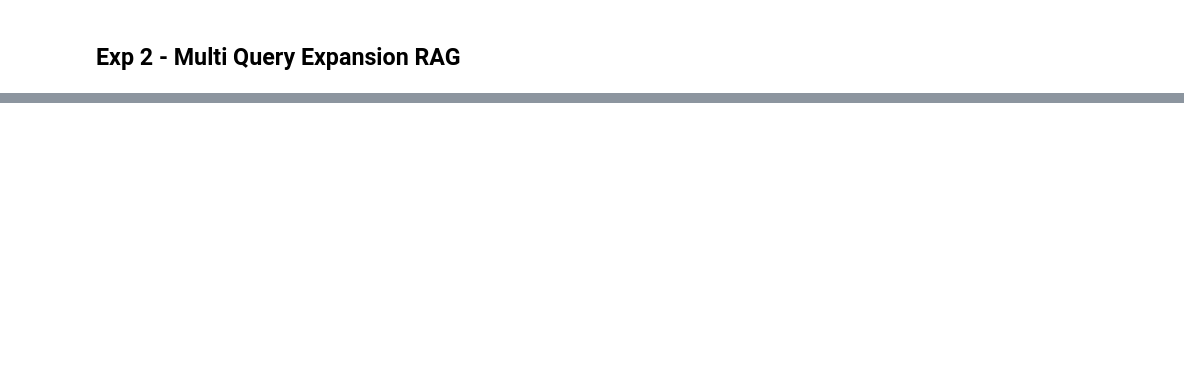
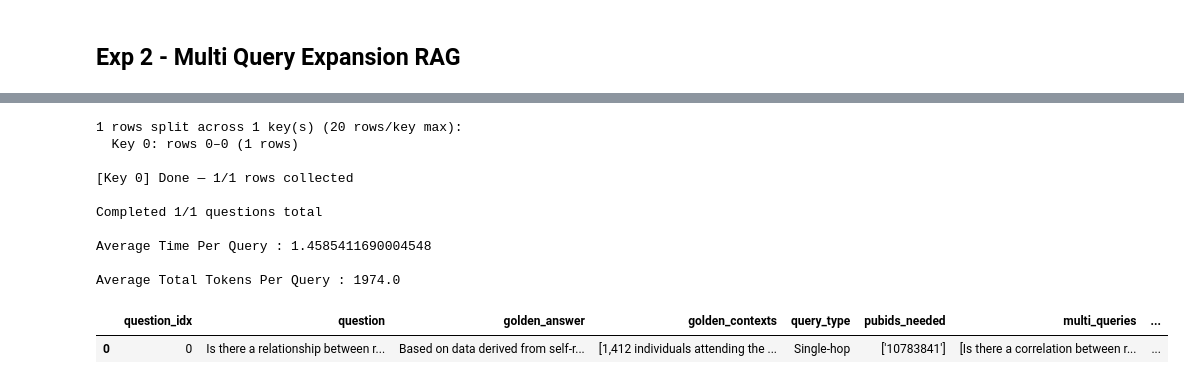
Before and after one commit to maalolankannan1/MedicalQA_RAG, a Jupyter notebook: notebooks/query_expansion_rag.ipynb, the cells around one changed output, grey strips where cells are left out. Saved outputs shown, nothing was run; the diff lists cells and outputs as text; code cells hidden in the pictures; blank space fills up the shorter version.

```diff
--- a/notebooks/query_expansion_rag.ipynb
+++ b/notebooks/query_expansion_rag.ipynb
@@ -198,16 +205,32 @@ def _run_slice(retriever, slice_df, api_key, model, delay, key_idx):
     expanded_queries_list = [None] * len(slice_df)
     retrieved_contexts_list = [None] * len(slice_df)
     generated_answer_list = [None] * len(slice_df)
+    total_time_list = [None] * len(slice_df)
+    prompt_tokens_list = [None] * len(slice_df)
+    completion_tokens_list = [None] * len(slice_df)
+    total_tokens_list = [None] * len(slice_df)
 
     for row_idx, (_, row) in enumerate(slice_df.iterrows()):
         question = row["question"]
         try:
-            expanded_query = query_expansion_chain.invoke({"question": question})
+            time_start = time.perf_counter()
+            expanded_query = str(query_expansion_chain.invoke({"question": question}).content).strip()
             contexts = retriever.invoke(expanded_query)
-            result = rag_chain.invoke({"context": contexts, "question": expanded_query})
+            result = rag_chain.invoke({"context": contexts, "question": question})
+            total_time = time.perf_counter() - time_start
+            # Token Usage
+            token_usage = result.response_metadata.get("token_usage", {})
+            prompt_tokens = token_usage.get("prompt_tokens", 0)
+            completion_tokens = token_usage.get("completion_tokens", 0)
+            total_tokens = token_usage.get("total_tokens", 0)
+
+            total_time_list[row_idx] = total_time
             expanded_queries_list[row_idx] = expanded_query
             retrieved_contexts_list[row_idx] = [doc.page_content for doc in contexts]
             generated_answer_list[row_idx] = result.content
+            prompt_tokens_list[row_idx] = prompt_tokens
+            completion_tokens_list[row_idx] = completion_tokens
+            total_tokens_list[row_idx] = total_tokens
         except Exception as e:
             print(f"[Key {key_idx}] Error on '{question[:50]}...': {e}")
 
@@ -217,6 +240,10 @@ def _run_slice(retriever, slice_df, api_key, model, delay, key_idx):
     result_df["expanded_query"] = expanded_queries_list
     result_df["retrieved_contexts"] = retrieved_contexts_list
     result_df["generated_answer"] = generated_answer_list
+    result_df["total_time"] = total_time_list
+    result_df["prompt_tokens"] = prompt_tokens_list
+    result_df["completion_tokens"] = completion_tokens_list
+    result_df["total_tokens"] = total_tokens_list
 
     completed = sum(1 for x in generated_answer_list if x is not None)
     print(f"[Key {key_idx}] Done — {completed}/{len(slice_df)} rows collected")
@@ -297,6 +324,8 @@ def run_rag_parallel(retriever, df, key_rotator, rows_per_key=None, delay=None):
     final_df = pd.concat(ordered_results, ignore_index=True)
     completed = final_df["generated_answer"].notna().sum()
     print(f"\nCompleted {completed}/{len(df)} questions total")
+    print(f"\nAverage Time Per Query : {sum(final_df["total_time"])/len(final_df)}")
+    print(f"\nAverage Total Tokens Per Query : {sum(final_df["total_tokens"])/len(final_df)}")
     return final_df
 # %% [markdown]
 ## Evaluation Functions
@@ -722,7 +777,7 @@ vector_store = load_chroma(embeddings, db_name=f"{embedding_key}_pubmed_chromadb
 # %% [markdown]
 ### Build Retriever
 # %%
-cosine_retriever = get_cosine_retriever(vector_store, k=3)
+cosine_retriever = get_cosine_retriever(vector_store, k=5)
 # %% [markdown]
 ## Run Single Query Expansion RAG
 # %%
@@ -784,0 +1070,16 @@ deepeval_ar = evaluate_deepeval_parallel(
+# %%
+eval_dataset = run_rag_parallel(cosine_retriever, golden_df.head(1), key_rotator)
+eval_dataset
+# %% [output]
+1 rows split across 1 key(s) (20 rows/key max):
+  Key 0: rows 0–0 (1 rows)
+
+[Key 0] Done — 1/1 rows collected
+
+Completed 1/1 questions total
+
+Average Time Per Query : 1.4585411690004548
+
+Average Total Tokens Per Query : 1974.0
+|  | question_idx | question | golden_answer | golden_contexts | query_type | pubids_needed | multi_queries | ... |
+| 0 | 0 | Is there a relationship between r... | Based on data derived from self-r... | [1,412 individuals attending the ... | Single-hop | ['10783841'] | [Is there a correlation between r... | ... |
```
Also changed, not shown: parts of 33 cells of this notebook, 21 other files.
